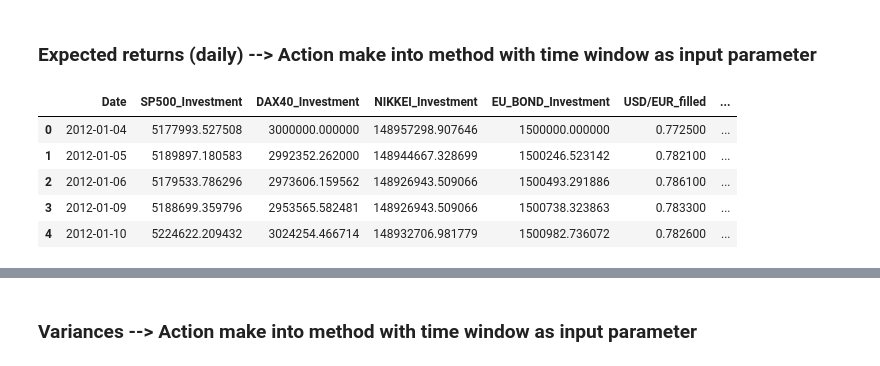
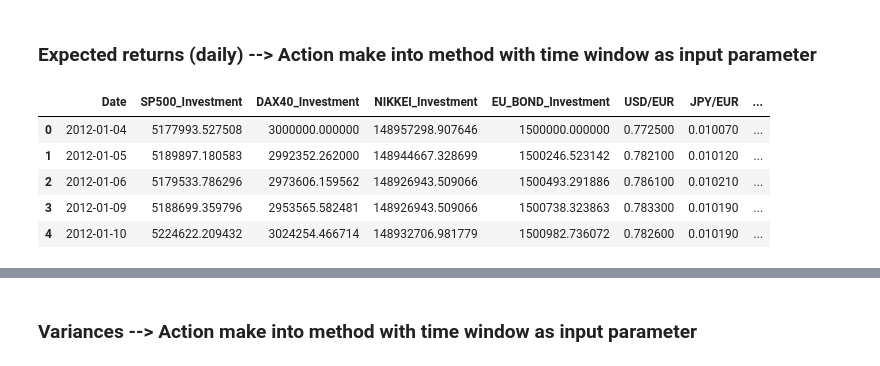
Before and after one commit to Dhruvs120/Quantitative_Risk_Management_Assignments, a Jupyter notebook: initial_notebook.ipynb, the cells around one changed output, grey strips where cells are left out. Drawn from its saved outputs; the diff is of its cells as text; code cells hidden in the pictures.

```diff
--- a/initial_notebook.ipynb
+++ b/initial_notebook.ipynb
@@ -198,42 +198,37 @@ def calculate_expected_daily_returns(time_window, current_date):
     return expected_returns
 # %%
 # Calculate total portfolio value in EUR for each day
-# Forward fill exchange rates first to avoid deprecation warning
-main_df['USD/EUR_filled'] = main_df['USD/EUR'].ffill()
-main_df['JPY/EUR_filled'] = main_df['JPY/EUR'].ffill()
-
-# Calculate portfolio value components
 main_df['Portfolio_Value_EUR'] = (
-    main_df['SP500_Investment'].fillna(0) * main_df['USD/EUR_filled'] +
+    main_df['SP500_Investment'].fillna(0) * main_df['USD/EUR'] +
     main_df['DAX40_Investment'].fillna(0) +
-    main_df['NIKKEI_Investment'].fillna(0) * main_df['JPY/EUR_filled'] +
+    main_df['NIKKEI_Investment'].fillna(0) * main_df['JPY/EUR'] +
     main_df['EU_BOND_Investment'].fillna(0)
 )
 
 # First day should be the initial investment amount
 main_df.loc[0, 'Portfolio_Value_EUR'] = starting_investment
 
 # Calculate the daily change in portfolio value (profit/loss)
 main_df['Portfolio_Change_EUR'] = main_df['Portfolio_Value_EUR'].diff()
 main_df.loc[0, 'Portfolio_Change_EUR'] = 0.0  # Set the first day's change to 0
 
 # Portfolio loss is the negative of the daily change
 main_df['Portfolio_loss'] = -main_df['Portfolio_Change_EUR']
 
 # Set the first day's loss to 0 (there's no previous day to compare with)
 main_df.loc[0, 'Portfolio_loss'] = 0.0
 
 # Display the relevant columns to verify
 display(main_df[['Date', 'SP500_Investment', 'DAX40_Investment', 'NIKKEI_Investment',
-                'EU_BOND_Investment', 'USD/EUR_filled', 'JPY/EUR_filled', 'Portfolio_Value_EUR',
+                'EU_BOND_Investment', 'USD/EUR', 'JPY/EUR', 'Portfolio_Value_EUR',
                 'Portfolio_Change_EUR', 'Portfolio_loss']].head())
 # %% [output]
-|  | Date | SP500_Investment | DAX40_Investment | NIKKEI_Investment | EU_BOND_Investment | USD/EUR_filled | ... |
-| 0 | 2012-01-04 | 5177993.527508 | 3000000.000000 | 148957298.907646 | 1500000.000000 | 0.772500 | ... |
-| 1 | 2012-01-05 | 5189897.180583 | 2992352.262000 | 148944667.328699 | 1500246.523142 | 0.782100 | ... |
-| 2 | 2012-01-06 | 5179533.786296 | 2973606.159562 | 148926943.509066 | 1500493.291886 | 0.786100 | ... |
-| 3 | 2012-01-09 | 5188699.359796 | 2953565.582481 | 148926943.509066 | 1500738.323863 | 0.783300 | ... |
-| 4 | 2012-01-10 | 5224622.209432 | 3024254.466714 | 148932706.981779 | 1500982.736072 | 0.782600 | ... |
+|  | Date | SP500_Investment | DAX40_Investment | NIKKEI_Investment | EU_BOND_Investment | USD/EUR | JPY/EUR | ... |
+| 0 | 2012-01-04 | 5177993.527508 | 3000000.000000 | 148957298.907646 | 1500000.000000 | 0.772500 | 0.010070 | ... |
+| 1 | 2012-01-05 | 5189897.180583 | 2992352.262000 | 148944667.328699 | 1500246.523142 | 0.782100 | 0.010120 | ... |
+| 2 | 2012-01-06 | 5179533.786296 | 2973606.159562 | 148926943.509066 | 1500493.291886 | 0.786100 | 0.010210 | ... |
+| 3 | 2012-01-09 | 5188699.359796 | 2953565.582481 | 148926943.509066 | 1500738.323863 | 0.783300 | 0.010190 | ... |
+| 4 | 2012-01-10 | 5224622.209432 | 3024254.466714 | 148932706.981779 | 1500982.736072 | 0.782600 | 0.010190 | ... |
 # %%
 loss_values = main_df['Portfolio_loss'].values
 
```
Also changed, not shown: parts of 5 cells of this notebook.
